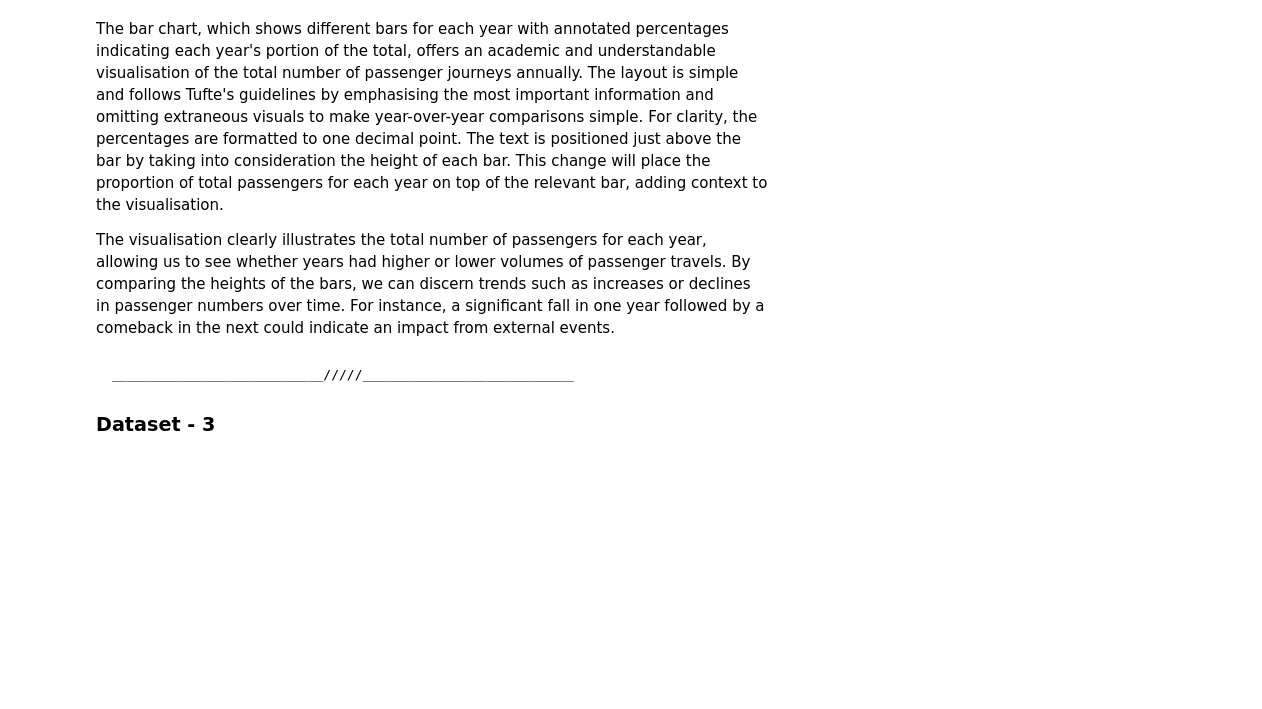
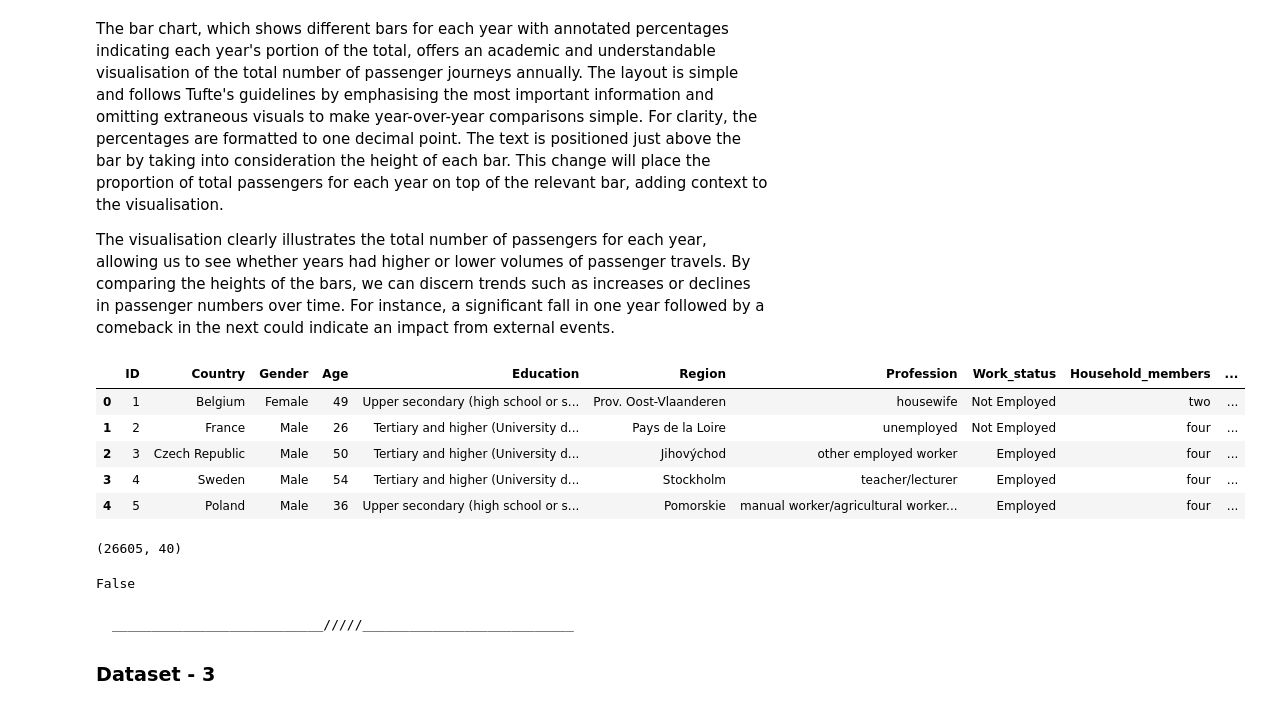
Before and after one commit to rosilenedasilva/public-transport-sentiment-analysis-insights, a Jupyter notebook: MSC_DA_CA2_transport_infra2.ipynb, the cells around one changed output. Drawn from its saved outputs; the diff is of its cells as text; code cells hidden in the pictures; blank space fills up the shorter version.

```diff
--- a/MSC_DA_CA2_transport_infra2.ipynb
+++ b/MSC_DA_CA2_transport_infra2.ipynb
@@ -1001,6 +1158,24 @@ For clarity, the percentages are formatted to one decimal point. The text is pos
 This change will place the proportion of total passengers for each year on top of the relevant bar, adding context to the visualisation.
 
 The visualisation clearly illustrates the total number of passengers for each year, allowing us to see whether years had higher or lower volumes of passenger travels. By comparing the heights of the bars, we can discern trends such as increases or declines in passenger numbers over time. For instance, a significant fall in one year followed by a comeback in the next could indicate an impact from external events.
+# %%
+eu_transp = pd.read_csv('eu_survey_transport_systems.csv', encoding='ISO-8859-1')
+eu_transp.head()
+# %% [output]
+|  | ID | Country | Gender | Age | Education | Region | Profession | Work_status | Household_members | ... |
+| 0 | 1 | Belgium | Female | 49 | Upper secondary (high school or s... | Prov. Oost-Vlaanderen | housewife | Not Employed | two | ... |
+| 1 | 2 | France | Male | 26 | Tertiary and higher (University d... | Pays de la Loire | unemployed | Not Employed | four | ... |
+| 2 | 3 | Czech Republic | Male | 50 | Tertiary and higher (University d... | Jihovýchod | other employed worker | Employed | four | ... |
+| 3 | 4 | Sweden | Male | 54 | Tertiary and higher (University d... | Stockholm | teacher/lecturer | Employed | four | ... |
+| 4 | 5 | Poland | Male | 36 | Upper secondary (high school or s... | Pomorskie | manual worker/agricultural worker... | Employed | four | ... |
+# %%
+eu_transp.shape
+# %% [output]
+(26605, 40)
+# %%
+eu_transp.isnull().values.any()
+# %% [output]
+False
 # %% [markdown]
     ___________________________/////___________________________
 ### Dataset - 3
```
Also changed, not shown: parts of 64 cells of this notebook, 1 other file.
